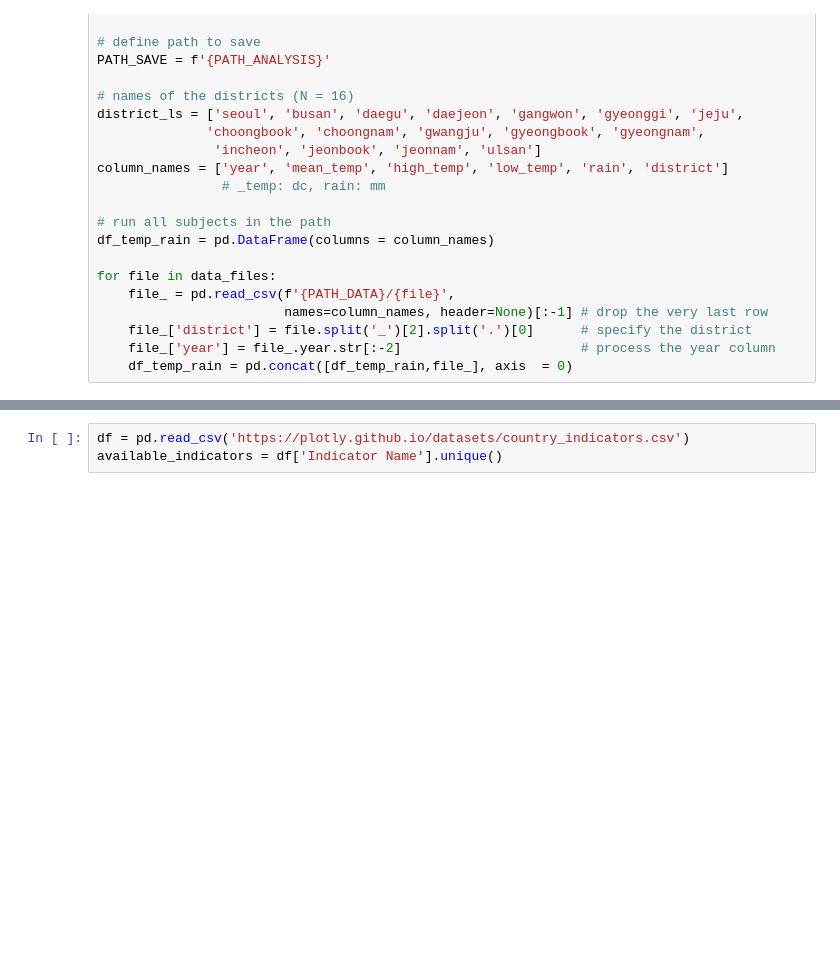
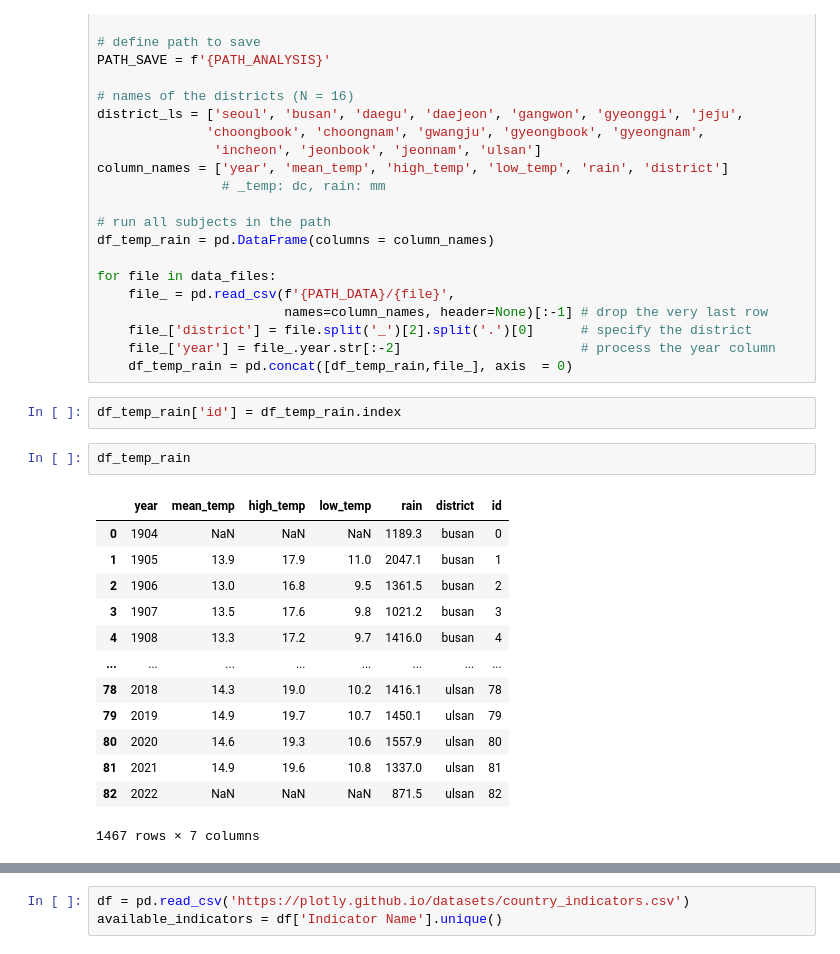
Before and after one commit to JeunghyunLee/2022-DAV_project, a Jupyter notebook: code_JH/JupyterDash.ipynb, the cells around one changed output, grey strips where cells are left out. Cells and saved outputs as stored; diff of their text form; blank space fills up the shorter version.

```diff
--- a/code_JH/JupyterDash.ipynb
+++ b/code_JH/JupyterDash.ipynb
@@ -54,3 +50,21 @@ for file in data_files:
     file_['district'] = file.split('_')[2].split('.')[0]      # specify the district
     file_['year'] = file_.year.str[:-2]                       # process the year column
     df_temp_rain = pd.concat([df_temp_rain,file_], axis  = 0)
+# %%
+df_temp_rain['id'] = df_temp_rain.index
+# %%
+df_temp_rain
+# %% [output]
+|  | year | mean_temp | high_temp | low_temp | rain | district | id |
+| 0 | 1904 | NaN | NaN | NaN | 1189.3 | busan | 0 |
+| 1 | 1905 | 13.9 | 17.9 | 11.0 | 2047.1 | busan | 1 |
+| 2 | 1906 | 13.0 | 16.8 | 9.5 | 1361.5 | busan | 2 |
+| 3 | 1907 | 13.5 | 17.6 | 9.8 | 1021.2 | busan | 3 |
+| 4 | 1908 | 13.3 | 17.2 | 9.7 | 1416.0 | busan | 4 |
+| ... | ... | ... | ... | ... | ... | ... | ... |
+| 78 | 2018 | 14.3 | 19.0 | 10.2 | 1416.1 | ulsan | 78 |
+| 79 | 2019 | 14.9 | 19.7 | 10.7 | 1450.1 | ulsan | 79 |
+| 80 | 2020 | 14.6 | 19.3 | 10.6 | 1557.9 | ulsan | 80 |
+| 81 | 2021 | 14.9 | 19.6 | 10.8 | 1337.0 | ulsan | 81 |
+| 82 | 2022 | NaN | NaN | NaN | 871.5 | ulsan | 82 |
+1467 rows × 7 columns
```
Also changed, not shown: parts of 14 cells of this notebook, 20 other files.
